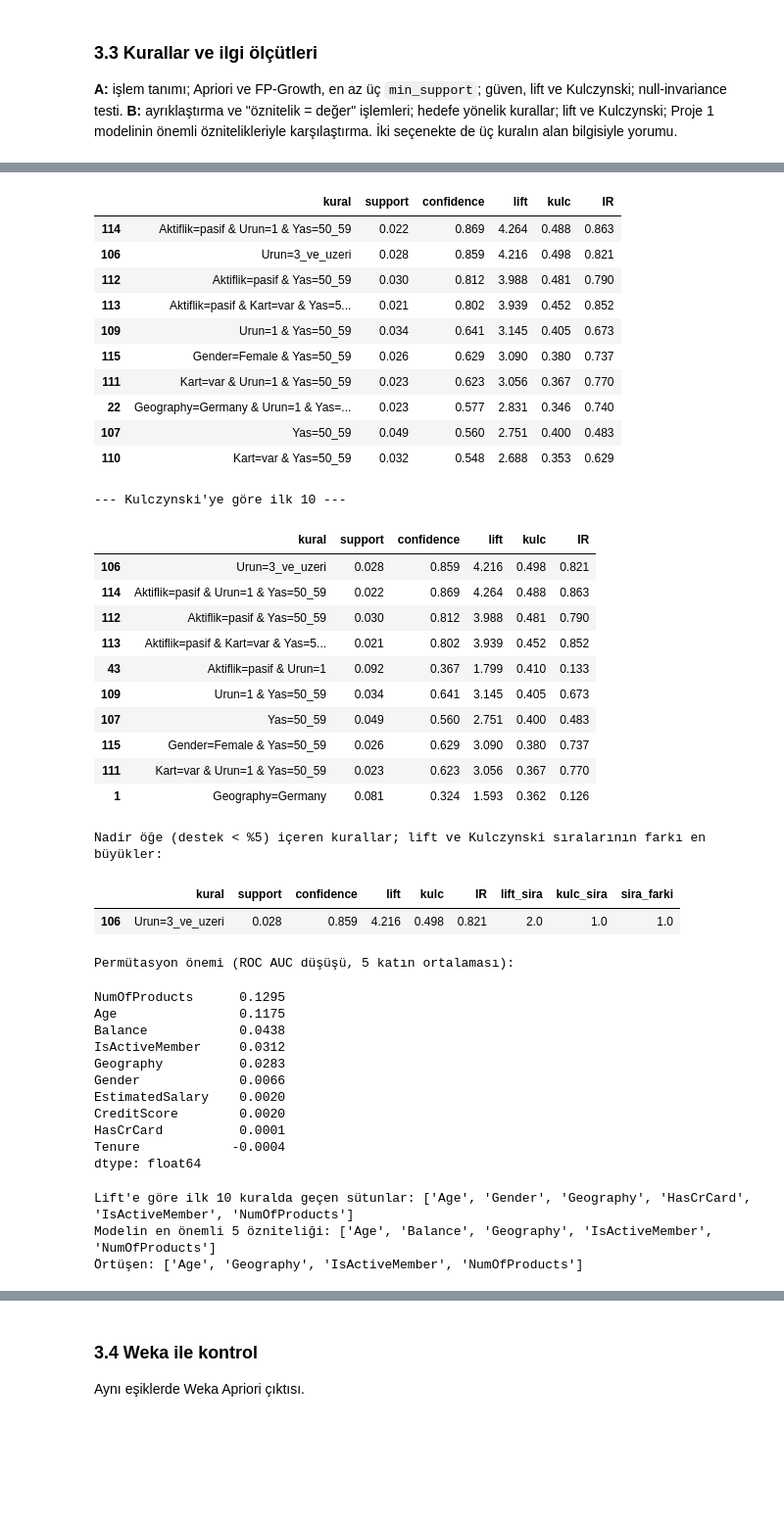
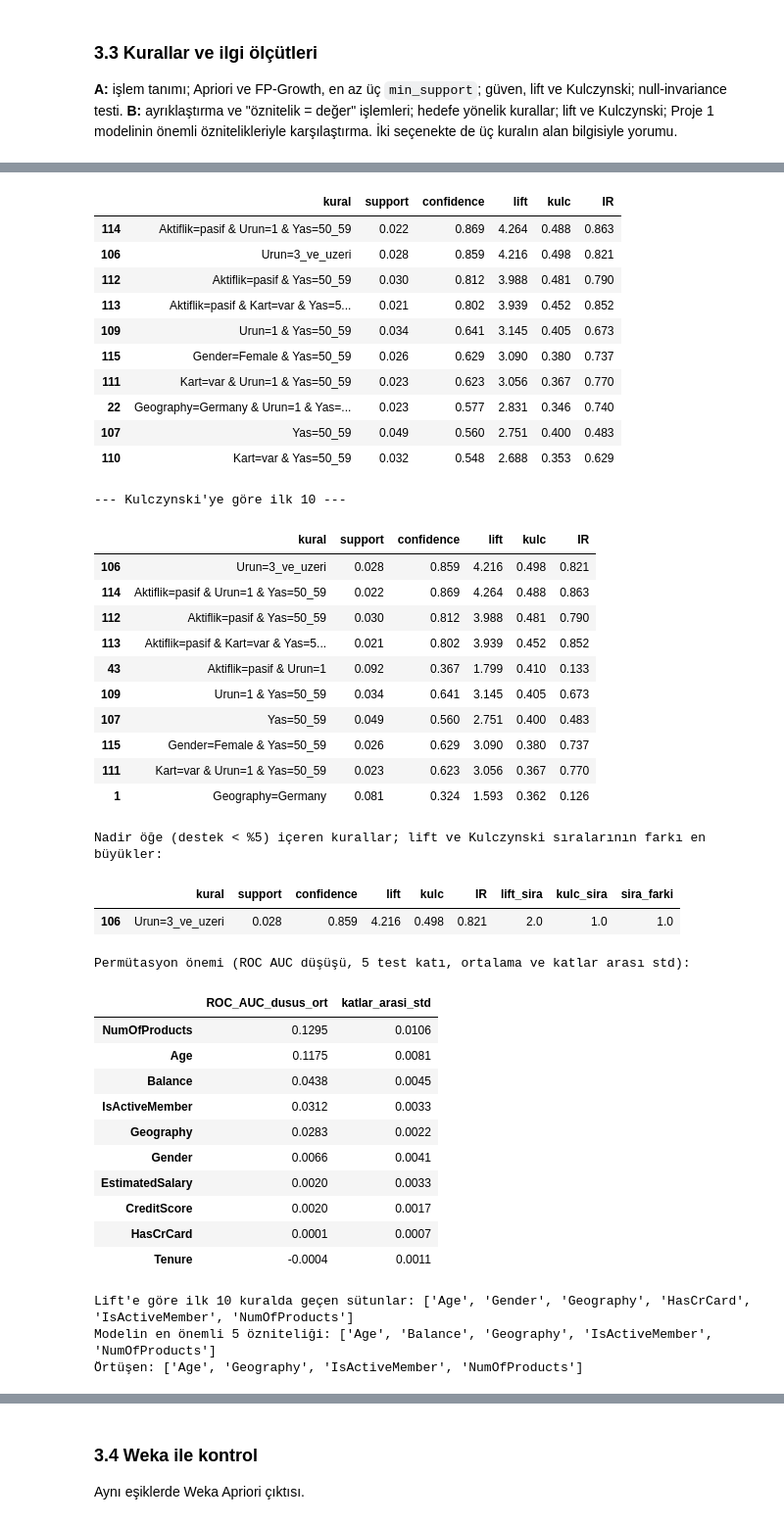
Before and after one commit to gulsenmurat/proje1, a Jupyter notebook: proje1/BIL545_Proje1_Grup01.ipynb, the cells around one changed output, grey strips where cells are left out. Shown at 98% size. Drawn from its saved outputs; the diff is of its cells as text; code cells hidden in the pictures; blank space fills up the shorter version.

```diff
--- a/proje1/BIL545_Proje1_Grup01.ipynb
+++ b/proje1/BIL545_Proje1_Grup01.ipynb
@@ -1728,7 +1781,8 @@ for tr, te in StratifiedKFold(5, shuffle=True, random_state=SEED).split(X, y):
     m = clone(hat).fit(X.iloc[tr], y[tr])
     imps.append(permutation_importance(m, X.iloc[te], y[te], scoring="roc_auc", n_repeats=5, random_state=SEED).importances_mean)
 onem = pd.Series(np.mean(imps, axis=0), index=X.columns).sort_values(ascending=False)
-print("\nPermütasyon önemi (ROC AUC düşüşü, 5 katın ortalaması):"); display(onem.round(4))
+onem_ozet = pd.DataFrame({"ROC_AUC_dusus_ort": np.mean(imps, axis=0), "katlar_arasi_std": np.std(imps, axis=0, ddof=1)}, index=X.columns).sort_values("ROC_AUC_dusus_ort", ascending=False)
+print("\nPermütasyon önemi (ROC AUC düşüşü, 5 test katı, ortalama ve katlar arası std):"); display(onem_ozet.round(4))
 kaynak = {"Yas": "Age", "KrediSkoru": "CreditScore", "Kidem": "Tenure", "Bakiye": "Balance", "Maas": "EstimatedSalary", "Urun": "NumOfProducts",
           "Kart": "HasCrCard", "Aktiflik": "IsActiveMember", "Geography": "Geography", "Gender": "Gender"}
 ilk10 = h.sort_values("lift", ascending=False).head(10)
@@ -1754,48 +1808,48 @@ Hedefe yönelik kural sayısı: 116
 | 22 | Geography=Germany & Urun=1 & Yas=... | 0.023 | 0.577 | 2.831 | 0.346 | 0.740 |
 | 107 | Yas=50_59 | 0.049 | 0.560 | 2.751 | 0.400 | 0.483 |
 | 110 | Kart=var & Yas=50_59 | 0.032 | 0.548 | 2.688 | 0.353 | 0.629 |
 --- Lift'e göre ilk 10 ---
 |  | kural | support | confidence | lift | kulc | IR |
 | 114 | Aktiflik=pasif & Urun=1 & Yas=50_59 | 0.022 | 0.869 | 4.264 | 0.488 | 0.863 |
 | 106 | Urun=3_ve_uzeri | 0.028 | 0.859 | 4.216 | 0.498 | 0.821 |
 | 112 | Aktiflik=pasif & Yas=50_59 | 0.030 | 0.812 | 3.988 | 0.481 | 0.790 |
 | 113 | Aktiflik=pasif & Kart=var & Yas=5... | 0.021 | 0.802 | 3.939 | 0.452 | 0.852 |
 | 109 | Urun=1 & Yas=50_59 | 0.034 | 0.641 | 3.145 | 0.405 | 0.673 |
 | 115 | Gender=Female & Yas=50_59 | 0.026 | 0.629 | 3.090 | 0.380 | 0.737 |
 | 111 | Kart=var & Urun=1 & Yas=50_59 | 0.023 | 0.623 | 3.056 | 0.367 | 0.770 |
 | 22 | Geography=Germany & Urun=1 & Yas=... | 0.023 | 0.577 | 2.831 | 0.346 | 0.740 |
 | 107 | Yas=50_59 | 0.049 | 0.560 | 2.751 | 0.400 | 0.483 |
 | 110 | Kart=var & Yas=50_59 | 0.032 | 0.548 | 2.688 | 0.353 | 0.629 |
 --- Kulczynski'ye göre ilk 10 ---
 |  | kural | support | confidence | lift | kulc | IR |
 | 106 | Urun=3_ve_uzeri | 0.028 | 0.859 | 4.216 | 0.498 | 0.821 |
 | 114 | Aktiflik=pasif & Urun=1 & Yas=50_59 | 0.022 | 0.869 | 4.264 | 0.488 | 0.863 |
 | 112 | Aktiflik=pasif & Yas=50_59 | 0.030 | 0.812 | 3.988 | 0.481 | 0.790 |
 | 113 | Aktiflik=pasif & Kart=var & Yas=5... | 0.021 | 0.802 | 3.939 | 0.452 | 0.852 |
 | 43 | Aktiflik=pasif & Urun=1 | 0.092 | 0.367 | 1.799 | 0.410 | 0.133 |
 | 109 | Urun=1 & Yas=50_59 | 0.034 | 0.641 | 3.145 | 0.405 | 0.673 |
 | 107 | Yas=50_59 | 0.049 | 0.560 | 2.751 | 0.400 | 0.483 |
 | 115 | Gender=Female & Yas=50_59 | 0.026 | 0.629 | 3.090 | 0.380 | 0.737 |
 | 111 | Kart=var & Urun=1 & Yas=50_59 | 0.023 | 0.623 | 3.056 | 0.367 | 0.770 |
 | 1 | Geography=Germany | 0.081 | 0.324 | 1.593 | 0.362 | 0.126 |
 Nadir öğe (destek < %5) içeren kurallar; lift ve Kulczynski sıralarının farkı en büyükler:
 |  | kural | support | confidence | lift | kulc | IR | lift_sira | kulc_sira | sira_farki |
 | 106 | Urun=3_ve_uzeri | 0.028 | 0.859 | 4.216 | 0.498 | 0.821 | 2.0 | 1.0 | 1.0 |
-Permütasyon önemi (ROC AUC düşüşü, 5 katın ortalaması):
+Permütasyon önemi (ROC AUC düşüşü, 5 test katı, ortalama ve katlar arası std):
+|  | ROC_AUC_dusus_ort | katlar_arasi_std |
+| NumOfProducts | 0.1295 | 0.0106 |
+| Age | 0.1175 | 0.0081 |
+| Balance | 0.0438 | 0.0045 |
+| IsActiveMember | 0.0312 | 0.0033 |
+| Geography | 0.0283 | 0.0022 |
+| Gender | 0.0066 | 0.0041 |
+| EstimatedSalary | 0.0020 | 0.0033 |
+| CreditScore | 0.0020 | 0.0017 |
+| HasCrCard | 0.0001 | 0.0007 |
+| Tenure | -0.0004 | 0.0011 |
-NumOfProducts      0.1295
-Age                0.1175
-Balance            0.0438
-IsActiveMember     0.0312
-Geography          0.0283
-Gender             0.0066
-EstimatedSalary    0.0020
-CreditScore        0.0020
-HasCrCard          0.0001
-Tenure            -0.0004
-dtype: float64
+Lift'e göre ilk 10 kuralda geçen sütunlar: ['Age', 'Gender', 'Geography', 'HasCrCard', 'IsActiveMember', 'NumOfProducts']
+Modelin en önemli 5 özniteliği: ['Age', 'Balance', 'Geography', 'IsActiveMember', 'NumOfProducts']
+Örtüşen: ['Age', 'Geography', 'IsActiveMember', 'NumOfProducts']
-Lift'e göre ilk 10 kuralda geçen sütunlar: ['Age', 'Gender', 'Geography', 'HasCrCard', 'IsActiveMember', 'NumOfProducts']
-Modelin en önemli 5 özniteliği: ['Age', 'Balance', 'Geography', 'IsActiveMember', 'NumOfProducts']
-Örtüşen: ['Age', 'Geography', 'IsActiveMember', 'NumOfProducts']
 # %%
 # 3.3 Kanıt tablosu: destekleri FP-Growth'dan bağımsız olarak müşteri maskelerinden doğrula.
 denetim = []
```
Also changed, not shown: parts of 10 cells of this notebook, 6 other files.
